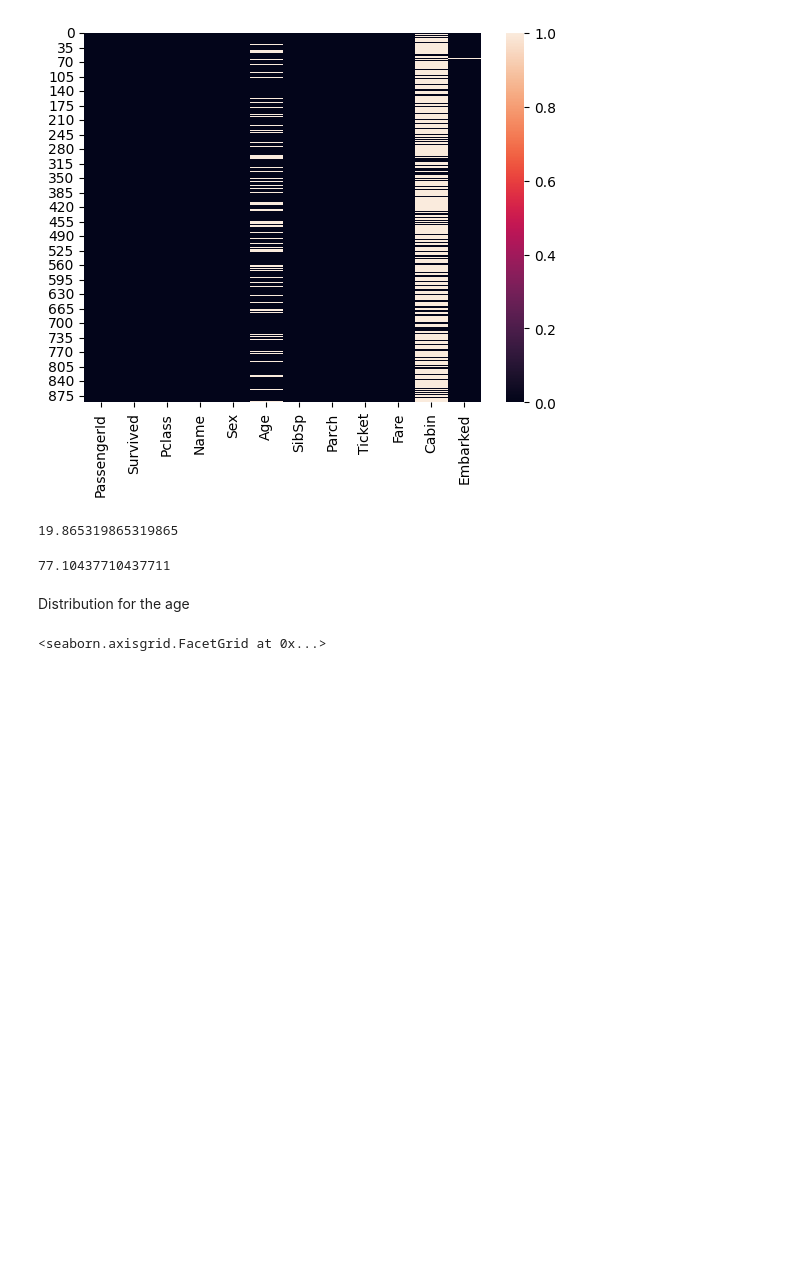
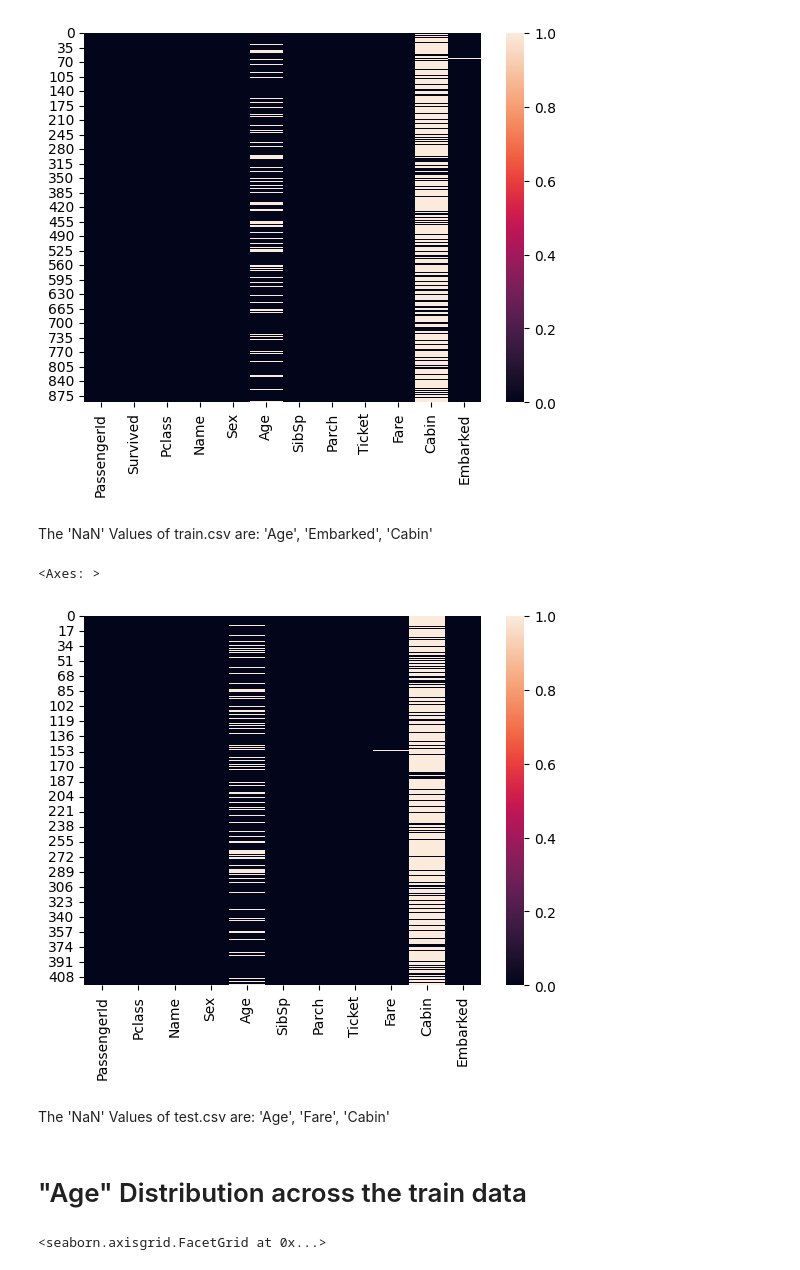
Before and after one commit to shivarjunpawan/DM, a Jupyter notebook: Datamining.ipynb, the cells around one changed output. Saved outputs shown, nothing was run; the diff lists cells and outputs as text; code cells hidden in the pictures; blank space fills up the shorter version.

```diff
--- a/Datamining.ipynb
+++ b/Datamining.ipynb
@@ -104,17 +157,17 @@ sns.heatmap(titanic.isna())
 # %% [output]
 <Axes: >
 [figure]
-# %%
-# to find % of null values
-titanic['Age'].isna().sum()/len(titanic['Age'])*100
-# %% [output]
-19.865319865319865
-# %%
-titanic['Cabin'].isna().sum()/len(titanic['Cabin'])*100
-# %% [output]
-77.10437710437711
-# %% [markdown]
-Distribution for the age
+# %% [markdown]
+The 'NaN' Values of train.csv are: 'Age', 'Embarked', 'Cabin'
+# %%
+sns.heatmap(test.isna())
+# %% [output]
+<Axes: >
+[figure, added]
+# %% [markdown]
+The 'NaN' Values of test.csv are: 'Age', 'Fare', 'Cabin'
+# %% [markdown]
+# "Age" Distribution across the train data
 # %%
 sns.displot(x='Age',data=titanic)
 # %% [output]
```
Also changed, not shown: parts of 70 cells of this notebook.
